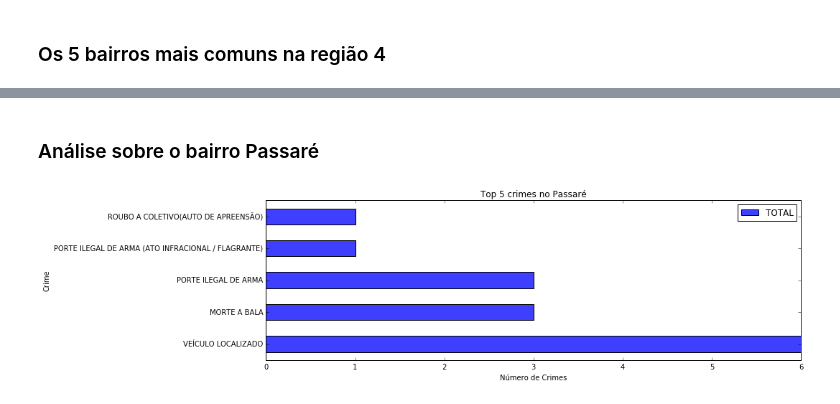
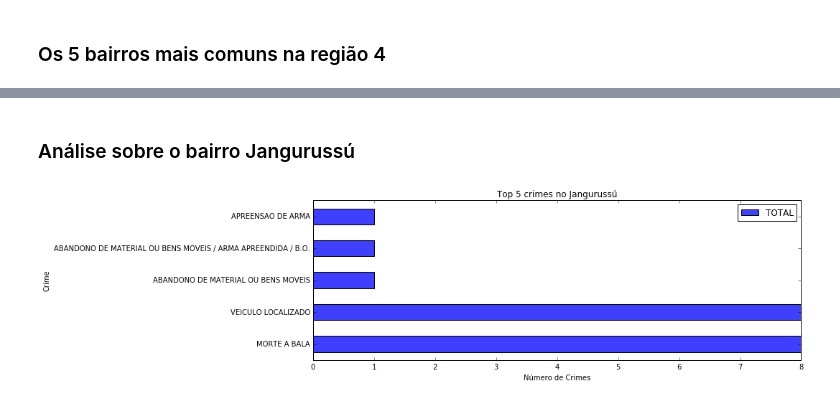
Before and after one commit to netodeolino/TCC, a Jupyter notebook: TCC 02/Resultados/Maio/Maio.ipynb, the cells around one changed output, grey strips where cells are left out. Cells and saved outputs as stored; diff of their text form; code cells hidden in the pictures.

```diff
--- a/TCC 02/Resultados/Maio/Maio.ipynb
+++ b/TCC 02/Resultados/Maio/Maio.ipynb
@@ -253,7 +253,7 @@ plt.show()
 # %% [markdown]
-### Análise sobre o bairro Passaré
+### Análise sobre o bairro Jangurussú
 # %%
-passare = df_maio[df_maio['BAIRRO'] == 'PASSARÉ']
+passare = df_maio[df_maio['BAIRRO'] == 'JANGURUSSU']
 crime_types = passare[['NATUREZA DA OCORRÊNCIA']]
 crime_type_total = crime_types.groupby('NATUREZA DA OCORRÊNCIA').size()
 crime_type_counts = passare[['NATUREZA DA OCORRÊNCIA']].groupby('NATUREZA DA OCORRÊNCIA').sum()
@@ -262,12 +262,12 @@ all_crime_types = crime_type_counts.sort_values(by='TOTAL', ascending=False)
 # %%
 all_crime_tipos_5 = all_crime_types.head(5)
 all_crime_tipos_5.plot(kind='barh', figsize=(15,4), color='#3f3fff')
-plt.title('Top 5 crimes no Passaré')
+plt.title('Top 5 crimes no Jangurussú')
 plt.xlabel('Número de Crimes')
 plt.ylabel('Crime')
 plt.tight_layout()
 ax = plt.gca()
 ax.xaxis.set_major_formatter(ticker.StrMethodFormatter('{x:,.0f}'))
 plt.show()
 # %% [output]
-[figure, old version]
+[figure, new version]
```
Also changed, not shown: parts of 9 cells of this notebook, 15 other files.
